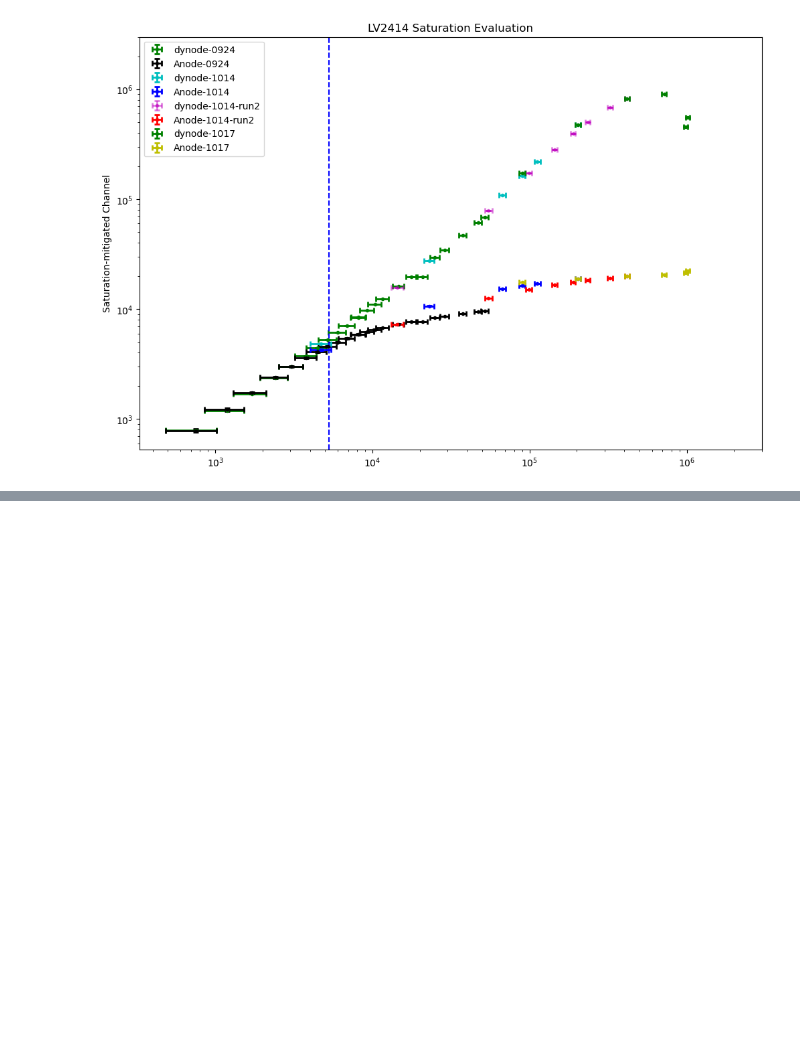
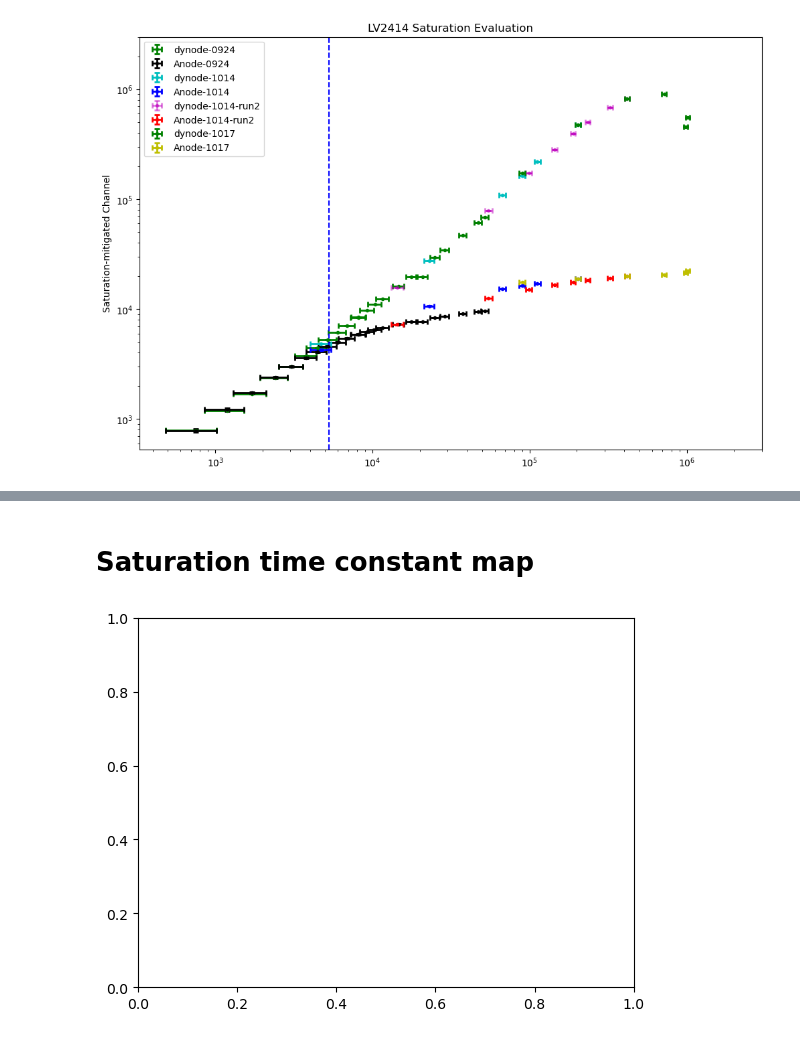
Before and after one commit to Westlake-University-Lsc-lab/ProcessLocalData, a Jupyter notebook: plotsfigures.ipynb, the cells around one changed output, grey strips where cells are left out. Drawn from its saved outputs; the diff is of its cells as text; code cells hidden in the pictures; blank space fills up the shorter version.

```diff
--- a/plotsfigures.ipynb
+++ b/plotsfigures.ipynb
@@ -192,6 +10,0 @@ df['filter_fix_err'] = filter_fix_err
-# %%
-yerr_dynode_fix =  np.abs( df.Ch0_Area_mu/df.dynode_fix *np.sqrt(df.Ch0_Area_sigma**2/df.Ch0_Area_mu**2 + df.dynode_fix_err**2/df.dynode_fix**2))
-yerr_filter_fix = np.abs( df.Ch0_Area_mu/df.filter_fix *np.sqrt(df.Ch0_Area_sigma**2/df.Ch0_Area_mu**2 + df.filter_fix_err**2/df.filter_fix**2))
-df['yerr_dynode_fix'] = yerr_dynode_fix
-df['yerr_filter_fix'] = yerr_filter_fix
-df[0:]
@@ -247,3 +10,0 @@ plt.show()
-# %%
-df.sort_values(by='filter_fix', inplace=True)
-df
@@ -268,5 +10,0 @@ df
-# %%
-yerr_dynode_filter = df.dynode_fix/df.filter_fix * np.sqrt((df.filter_fix_err/df.filter_fix)**2 + (df.dynode_fix_err/df.dynode_fix)**2)
-yerr_anode_filter = df.Ch0_Area_mu/df.filter_fix * np.sqrt((df.Ch0_Area_sigma/df.Ch0_Area_mu)**2 + (df.filter_fix_err/df.filter_fix)**2)
-df['yerr_dynode_filter'] = yerr_dynode_filter
-df['yerr_anode_filter'] = yerr_anode_filter
@@ -530,6 +93,0 @@ Name: tau, dtype: float64 ns
-# %%
-import pandas as pd
-import numpy as np
-import h5py
-pd_path = 'outnpy/S1_2.4V_500ns_S2_1.36V_1us_delta_t_5us_to_90us_scaled.h5py'
-df = pd.read_hdf(pd_path, key='winfo')
@@ -648,0 +200,28 @@ plt.show()
+# %% [markdown]
+# Saturation time constant map
+# %%
+import numpy as np
+import pandas as pd
+import matplotlib.pyplot as plt
+from matplotlib import cm
+cmap = cm.get_cmap('tab10')
+fig, ax = plt.subplots()
+def plot_ratio(file, cmap_index, voltage):
+    """plot waveform
+    parameter:
+        df : scaled data with pandas DataFrame
+        cmap_index: 0,1,2,3...
+        voltage(str): '1p8v' LED driver voltage
+    """
+    df = pd.read_hdf(file, key='winfo')
+    ax.errorbar(df.Delta_t, df.R2ref, yerr=df.R2ref_err, fmt='.',  color=cmap(cmap_index), alpha=0.3, markersize=8, capsize=3, elinewidth=2, capthick=2, label=r'{}'.format(voltage))
+    ax.set_xlabel('Delta_t [us]')
+    ax.set_ylabel('Surviving Factor')
+    ax.set_title('')
+    ax.set_xscale('log')
+    ax.legend(loc='upper left')
+    ax.set_xlim(-100, 100000)
+    ax.set_ylim(0.8, 1.2)
+    ax.legend()
+# %% [output]
+[figure, added]
```
Also changed, not shown: parts of 45 cells of this notebook.
